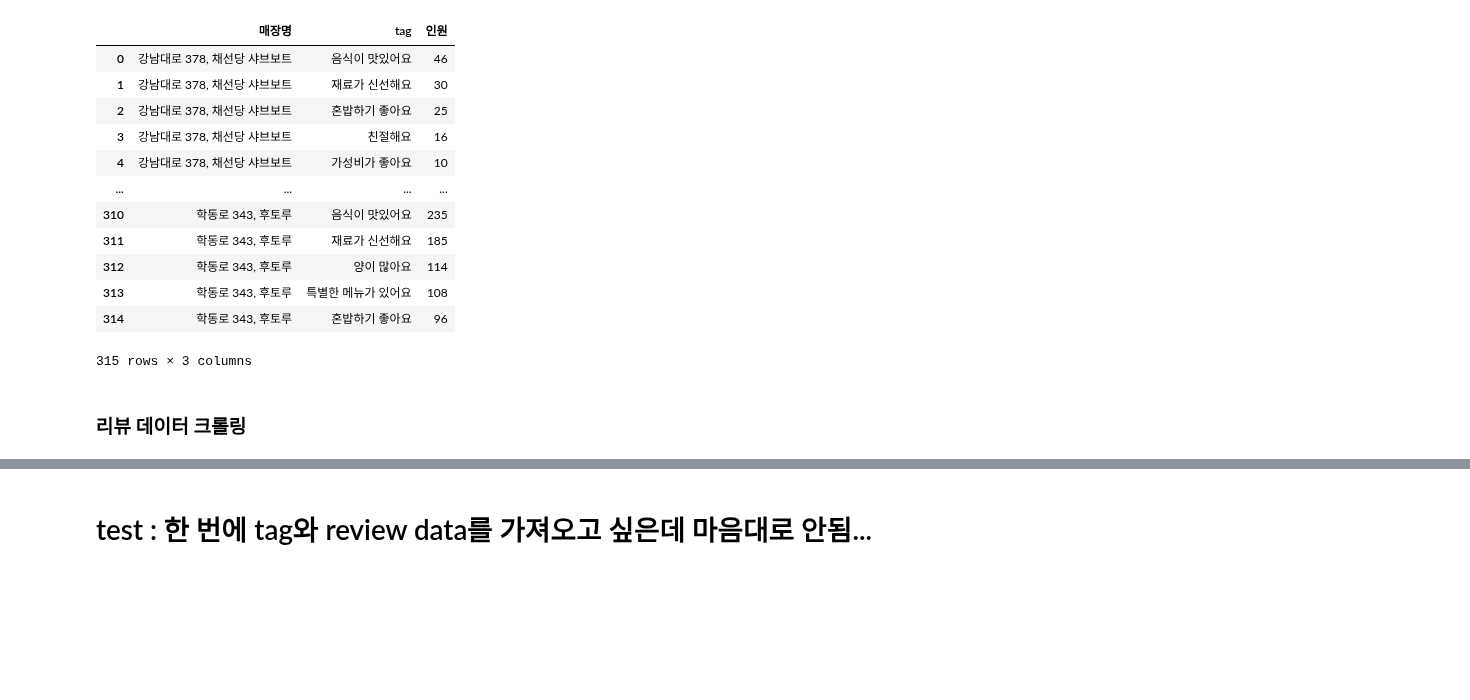
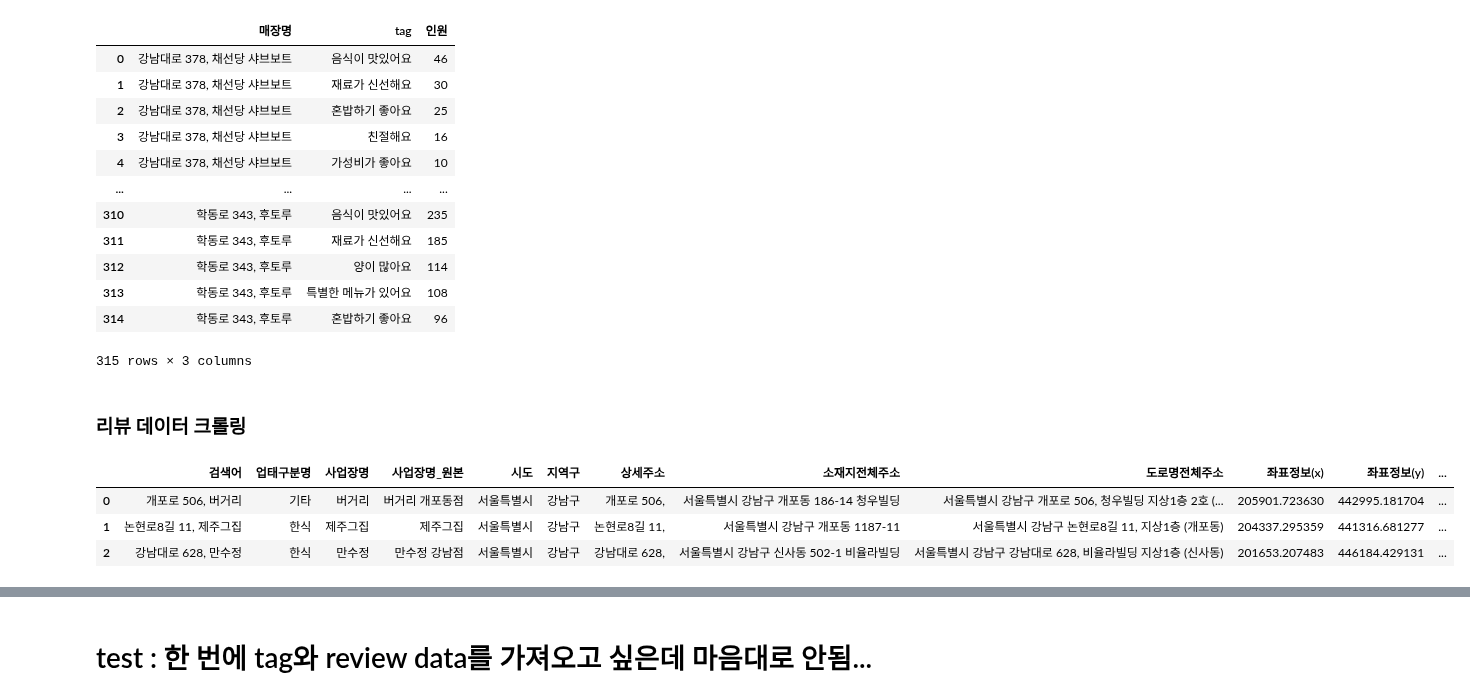
Before and after one commit to Lunch-Lab/data, a Jupyter notebook: naver_tag_review_크롤링.ipynb, the cells around one changed output, grey strips where cells are left out. Saved outputs shown, nothing was run; the diff lists cells and outputs as text; code cells hidden in the pictures; blank space fills up the shorter version.

```diff
--- a/naver_tag_review_크롤링.ipynb
+++ b/naver_tag_review_크롤링.ipynb
@@ -143,5 +143,16 @@ result_df
 result_df.to_csv('./data/음식점_태그.csv')
 # %% [markdown]
 ### 리뷰 데이터 크롤링
+# %%
+# 일부 테스트
+res_df_test = res_df.copy()
+new_res_df_test = res_df_test.iloc[8:11].copy()
+new_res_df_test.reset_index(drop=True, inplace=True)
+new_res_df_test
+# %% [output]
+|  | 검색어 | 업태구분명 | 사업장명 | 사업장명_원본 | 시도 | 지역구 | 상세주소 | 소재지전체주소 | 도로명전체주소 | 좌표정보(x) | 좌표정보(y) | ... |
+| 0 | 개포로 506, 버거리 | 기타 | 버거리 | 버거리 개포동점 | 서울특별시 | 강남구 | 개포로 506, | 서울특별시 강남구 개포동 186-14 청우빌딩 | 서울특별시 강남구 개포로 506, 청우빌딩 지상1층 2호 (... | 205901.723630 | 442995.181704 | ... |
+| 1 | 논현로8길 11, 제주그집 | 한식 | 제주그집 | 제주그집 | 서울특별시 | 강남구 | 논현로8길 11, | 서울특별시 강남구 개포동 1187-11 | 서울특별시 강남구 논현로8길 11, 지상1층 (개포동) | 204337.295359 | 441316.681277 | ... |
+| 2 | 강남대로 628, 만수정 | 한식 | 만수정 | 만수정 강남점 | 서울특별시 | 강남구 | 강남대로 628, | 서울특별시 강남구 신사동 502-1 비율라빌딩 | 서울특별시 강남구 강남대로 628, 비율라빌딩 지상1층 (신사동) | 201653.207483 | 446184.429131 | ... |
 # %%
 # 빈 리스트 생성
```
Also changed, not shown: parts of 6 cells of this notebook.
